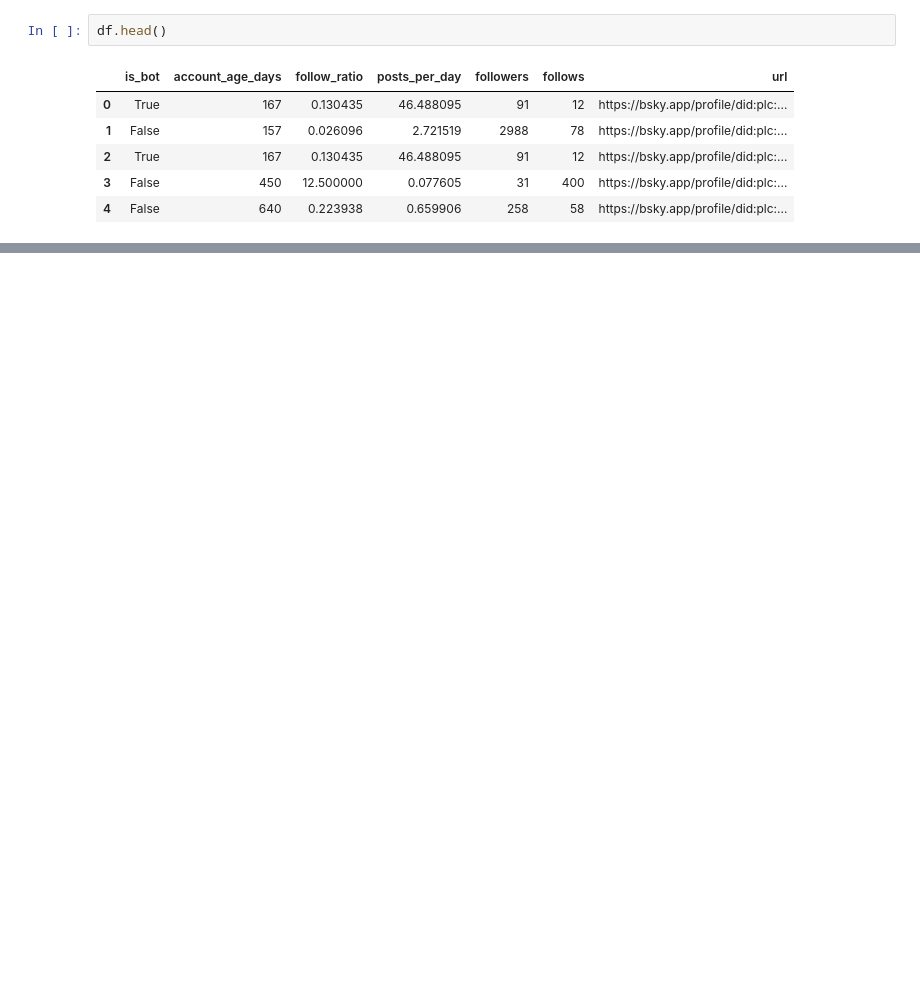
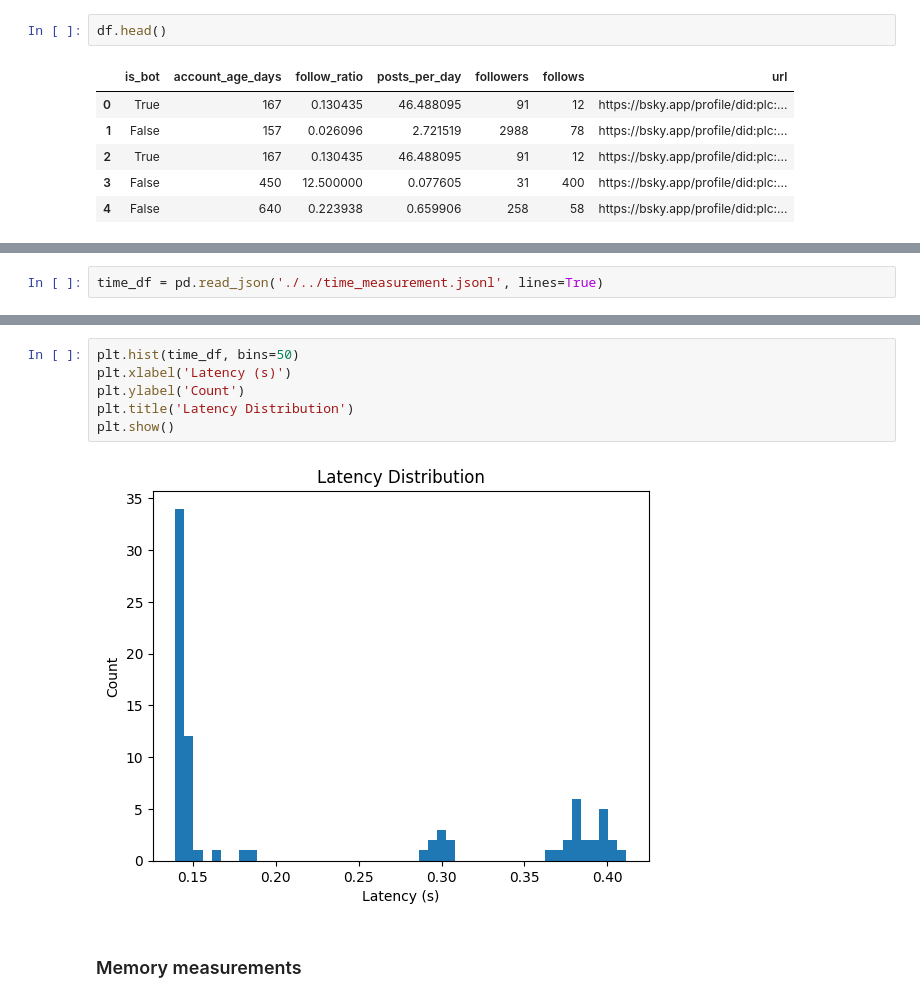
Before and after one commit to RachMink/cs5342-spring2025-team7, a Jupyter notebook: bluesky-assign3/giveaway_labeler/data_analysis.ipynb, the cells around one changed output, grey strips where cells are left out. Drawn from its saved outputs; the diff is of its cells as text; blank space fills up the shorter version.

```diff
--- a/bluesky-assign3/giveaway_labeler/data_analysis.ipynb
+++ b/bluesky-assign3/giveaway_labeler/data_analysis.ipynb
@@ -53,0 +171,2 @@ young_accounts.head()
+# %%
+time_df = pd.read_json('./../time_measurement.jsonl', lines=True)
@@ -53,0 +187,10 @@ young_accounts.head()
+# %%
+plt.hist(time_df, bins=50)
+plt.xlabel('Latency (s)')
+plt.ylabel('Count')
+plt.title('Latency Distribution')
+plt.show()
+# %% [output]
+[figure, added]
+# %% [markdown]
+### Memory measurements
```
Also changed, not shown: parts of 27 cells of this notebook, 9 other files.
